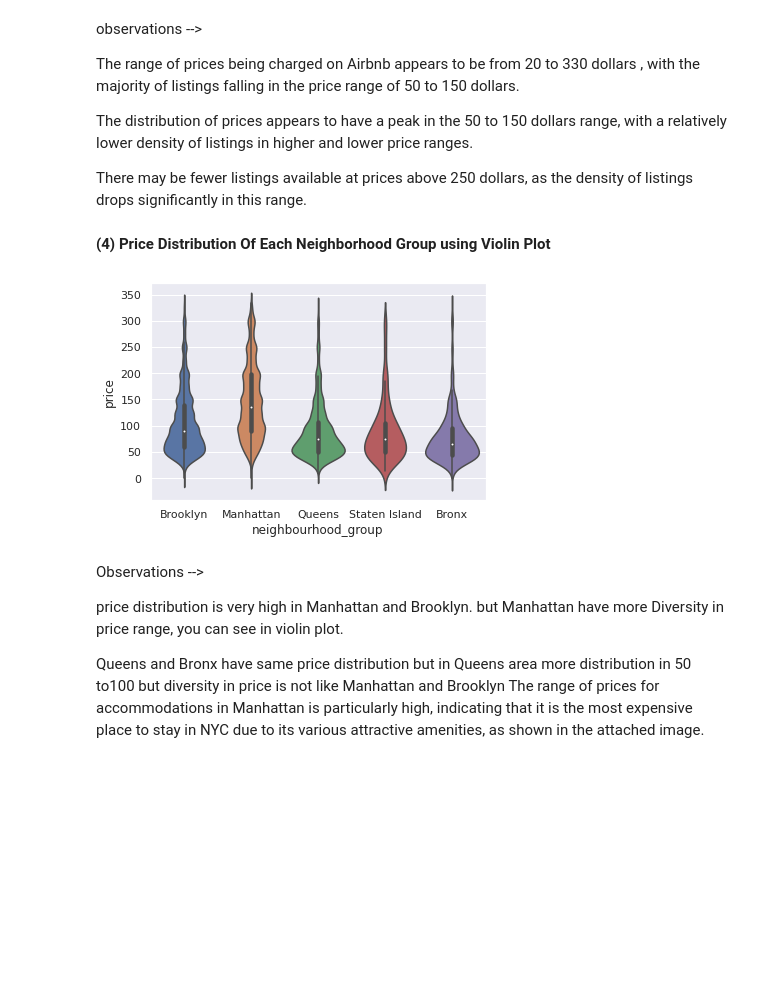
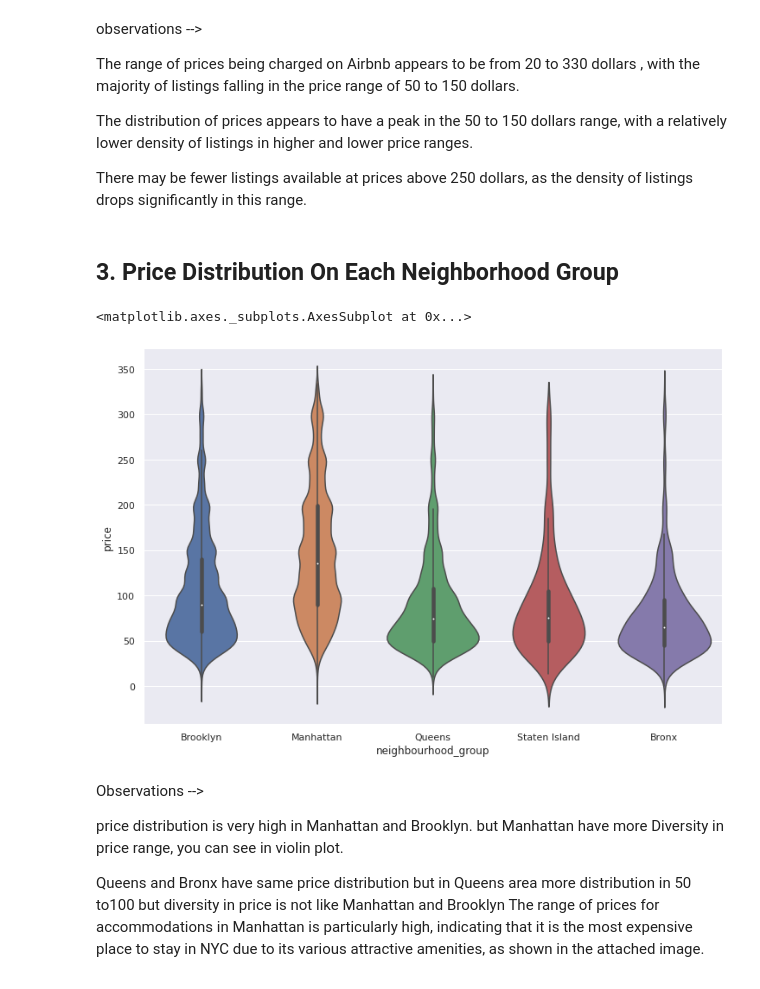
Before and after one commit to NANDINIKeremegaladhoddiShivalingaiah/Airbnb-Exploratory-Data-Analysis-EDA-, a Jupyter notebook: Airbnb_Exploratory_Data_Analysis.ipynb, the cells around one changed output. Drawn from its saved outputs; the diff is of its cells as text; code cells hidden in the pictures; blank space fills up the shorter version.

```diff
--- a/Airbnb_Exploratory_Data_Analysis.ipynb
+++ b/Airbnb_Exploratory_Data_Analysis.ipynb
@@ -483 +489,26 @@ Avgprice_coordinates_df = airbnb_df_new.merge(neighbourhood_prices, on="neighbou
 reviews_by_neighbourhood_group = airbnb_df_new.groupby("neighbourhood_group")["number_of_reviews"].sum()
+# %%
+# Minimum night stay requirement
+def minimum_night_cat(x):
+  if x==1:
+    return 'one day'
+  elif x>1 and x<=3:
+    return '2-3 days'
+  elif x>3 and x<7:
+    return 'few days'
+  elif x==7:
+    return '1 week'
+  elif x>7 and x<=29:
+    return 'less than 1 month'
+  elif x==30:
+    return '1 month'
+  elif x>30 and x<180:
+    return 'more than a month'
+  elif x>=180 and x<=365:
+    return 'more than half year'
+  else :
+    return 'more than a year'
+airbnb_df_new['minimum_night_cat']=airbnb_df_new['minimum_nights'].apply(minimum_night_cat)
+
+data=pd.DataFrame(airbnb_df_new.groupby(['minimum_night_cat'])['id'].count().reset_index().rename(columns = {'id':'count'}).sort_values(by='count',ascending=False))
+data
@@ -505,13 +573,14 @@ The distribution of prices appears to have a peak in the 50 to 150 dollars range
 
 There may be fewer listings available at prices above 250 dollars, as the density of listings drops significantly in this range.
 # %% [markdown]
-**(4) Price Distribution Of Each Neighborhood Group using Violin Plot**
+## **3. Price Distribution On Each Neighborhood Group**
 # %%
-# Create the violin plot for price distribution in each Neighbourhood_groups
-
-ax= sns.violinplot(x='neighbourhood_group',y='price', data= airbnb_df_new)
+# visualizing the price distribution in each Neighbourhood_groups using violin plot
+plt.figure(figsize=(12,8))
+sns.violinplot(x=airbnb_df_new['neighbourhood_group'],y=airbnb_df_new['price'])
 # %% [output]
+<matplotlib.axes._subplots.AxesSubplot at 0x...>
-[figure, old version]
+[figure, new version]
 # %% [markdown]
 Observations -->
 
```
Also changed, not shown: parts of 80 cells of this notebook.
